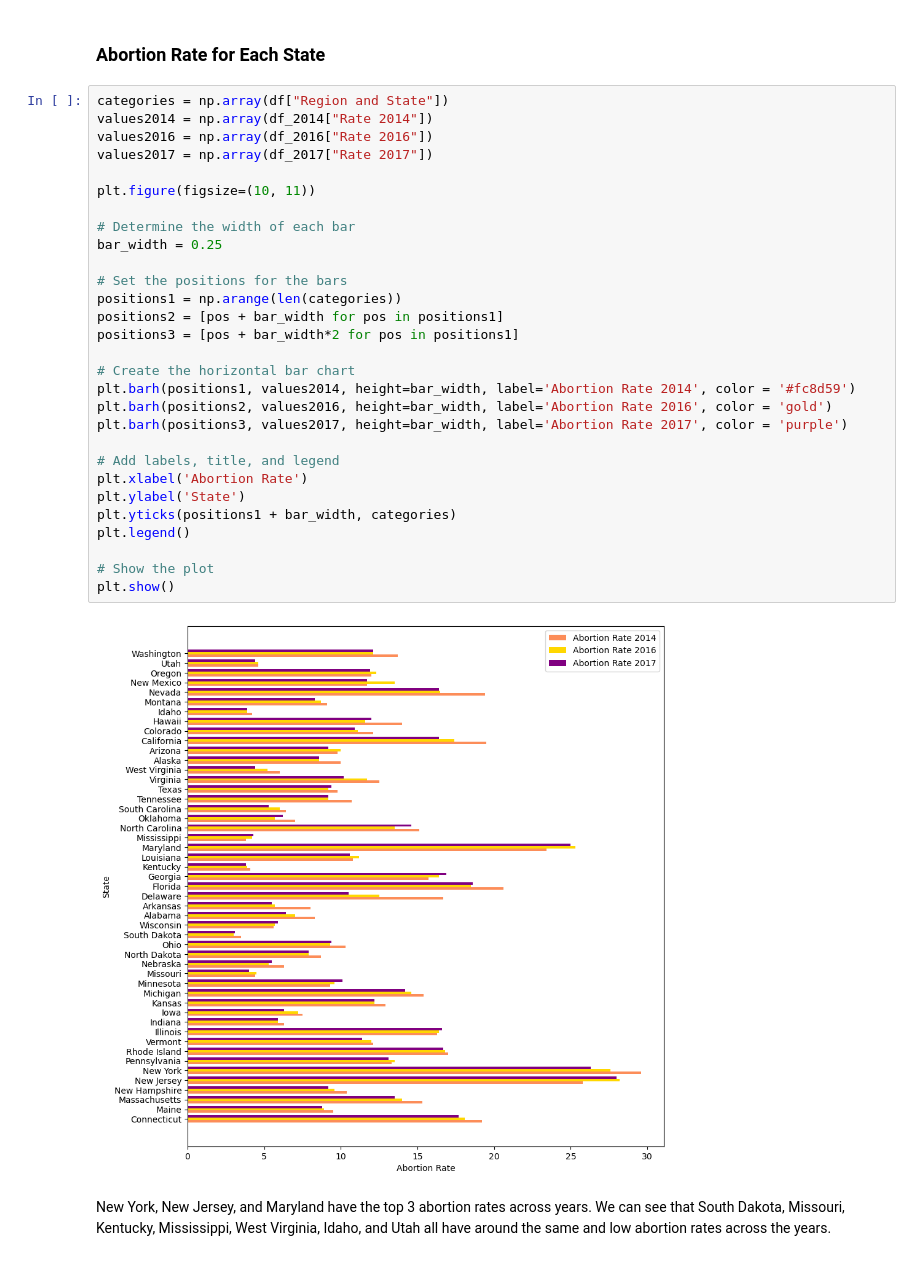
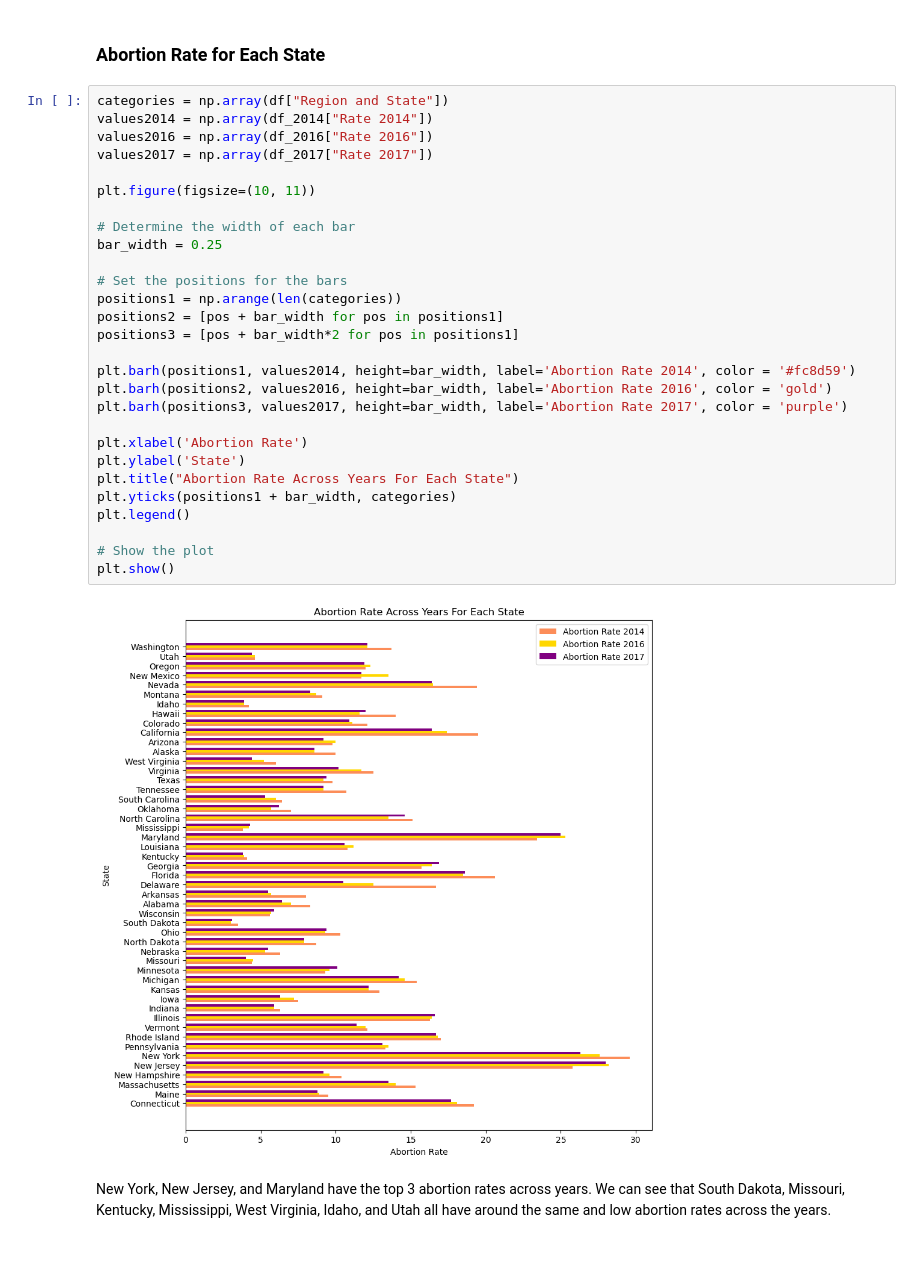
Before and after one commit to COGS108/Group070_WI24, a Jupyter notebook: FinalProject_Group070_WI24.ipynb, the cells around one changed output. Saved outputs shown, nothing was run; the diff lists cells and outputs as text.

```diff
--- a/FinalProject_Group070_WI24.ipynb
+++ b/FinalProject_Group070_WI24.ipynb
@@ -633,34 +643,33 @@ We have come to the conclusion that there is a linear relationship between OBGYN
 # %%
 categories = np.array(df["Region and State"])
 values2014 = np.array(df_2014["Rate 2014"])
 values2016 = np.array(df_2016["Rate 2016"])
 values2017 = np.array(df_2017["Rate 2017"])
 
 plt.figure(figsize=(10, 11))
 
 # Determine the width of each bar
 bar_width = 0.25
 
 # Set the positions for the bars
 positions1 = np.arange(len(categories))
 positions2 = [pos + bar_width for pos in positions1]
 positions3 = [pos + bar_width*2 for pos in positions1]
 
-# Create the horizontal bar chart
 plt.barh(positions1, values2014, height=bar_width, label='Abortion Rate 2014', color = '#fc8d59')
 plt.barh(positions2, values2016, height=bar_width, label='Abortion Rate 2016', color = 'gold')
 plt.barh(positions3, values2017, height=bar_width, label='Abortion Rate 2017', color = 'purple')
 
-# Add labels, title, and legend
 plt.xlabel('Abortion Rate')
 plt.ylabel('State')
+plt.title("Abortion Rate Across Years For Each State")
 plt.yticks(positions1 + bar_width, categories)
 plt.legend()
 
 # Show the plot
 plt.show()
 # %% [output]
-[figure, old version]
+[figure, new version]
 # %% [markdown]
 New York, New Jersey, and Maryland have the top 3 abortion rates across years. We can see that South Dakota, Missouri, Kentucky, Mississippi, West Virginia, Idaho, and Utah all have around the same and low abortion rates across the years.
 # %% [markdown]
```
Also changed, not shown: parts of 15 cells of this notebook.
